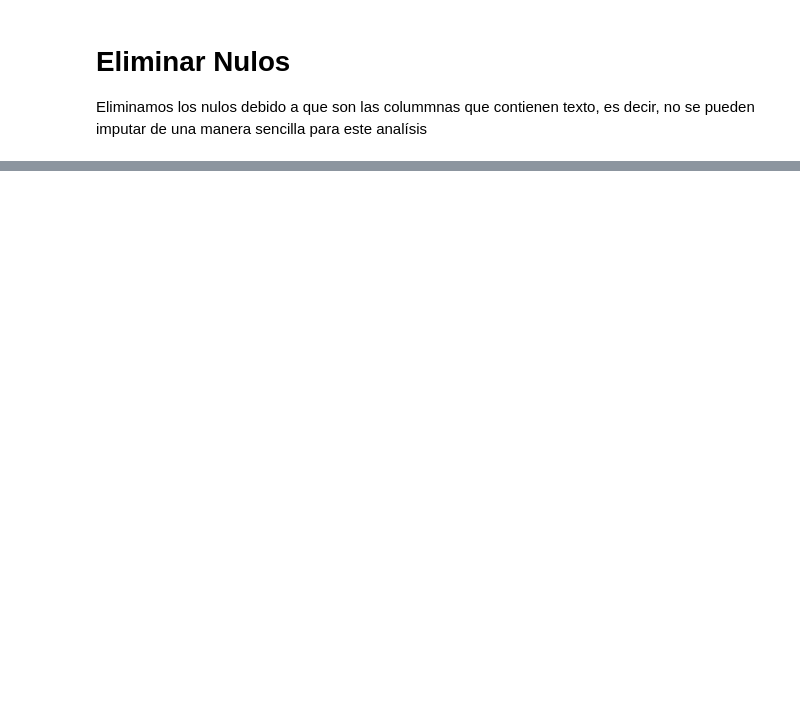
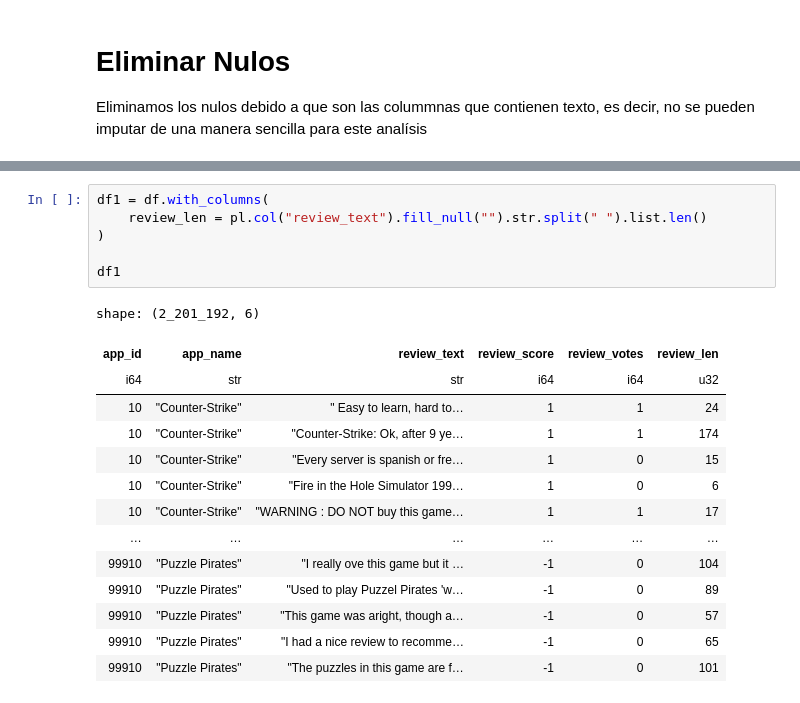
Before and after one commit to Arenasaurio/explanaible-steam-nlp, a Jupyter notebook: notebooks/edo.ipynb, the cells around one changed output, grey strips where cells are left out. Saved outputs shown, nothing was run; the diff lists cells and outputs as text; blank space fills up the shorter version.

```diff
--- a/notebooks/edo.ipynb
+++ b/notebooks/edo.ipynb
@@ -84,0 +86,21 @@ shape: (5, 5)
+# %%
+df1 = df.with_columns(
+    review_len = pl.col("review_text").fill_null("").str.split(" ").list.len()
+)
+
+df1
+# %% [output]
+shape: (2_201_192, 6)
+| app_id | app_name | review_text | review_score | review_votes | review_len |
+| i64 | str | str | i64 | i64 | u32 |
+| 10 | "Counter-Strike" | " Easy to learn, hard to… | 1 | 1 | 24 |
+| 10 | "Counter-Strike" | "Counter-Strike: Ok, after 9 ye… | 1 | 1 | 174 |
+| 10 | "Counter-Strike" | "Every server is spanish or fre… | 1 | 0 | 15 |
+| 10 | "Counter-Strike" | "Fire in the Hole Simulator 199… | 1 | 0 | 6 |
+| 10 | "Counter-Strike" | "WARNING : DO NOT buy this game… | 1 | 1 | 17 |
+| … | … | … | … | … | … |
+| 99910 | "Puzzle Pirates" | "I really ove this game but it … | -1 | 0 | 104 |
+| 99910 | "Puzzle Pirates" | "Used to play Puzzel Pirates 'w… | -1 | 0 | 89 |
+| 99910 | "Puzzle Pirates" | "This game was aright, though a… | -1 | 0 | 57 |
+| 99910 | "Puzzle Pirates" | "I had a nice review to recomme… | -1 | 0 | 65 |
+| 99910 | "Puzzle Pirates" | "The puzzles in this game are f… | -1 | 0 | 101 |
```
Also changed, not shown: parts of 6 cells of this notebook.
